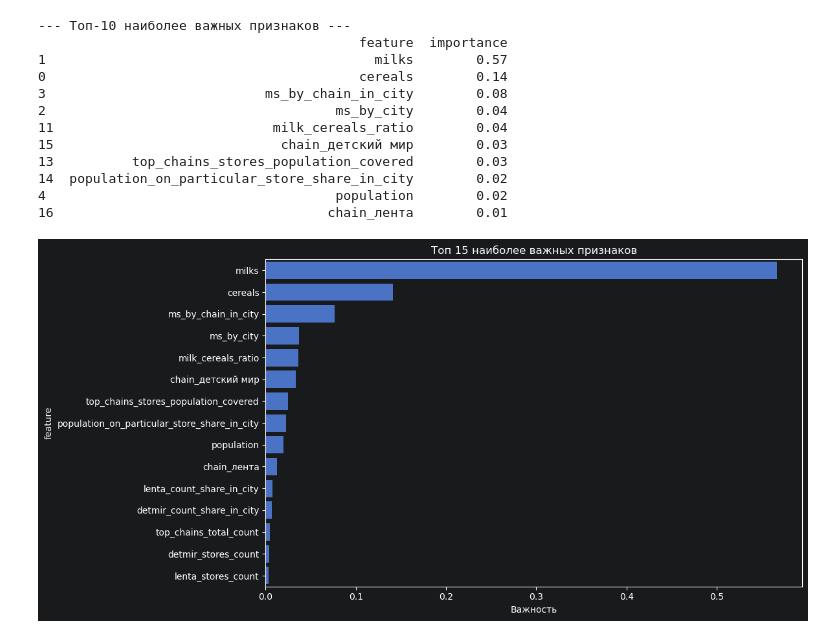
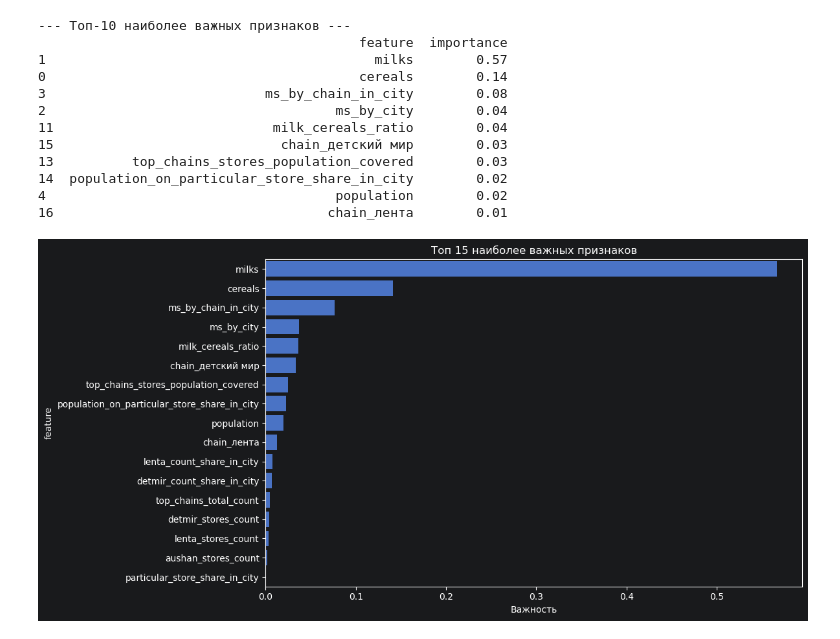
Before and after one commit to Sergey-Karpov/so_prediction_2.0_notebook, a Jupyter notebook: main.ipynb, the cells around one changed output. Drawn from its saved outputs; the diff is of its cells as text; code cells hidden in the pictures.

```diff
--- a/main.ipynb
+++ b/main.ipynb
@@ -562,7 +561,7 @@ df_clear.head()
 #### cross-features
 # %%
 # cereals milk ratio
-df_clear['milk_cereals_ratio'] = (df_clear['milks'] + 1) / (df_clear['cereals'] + 1)
+df_clear['milks_cereals_ratio'] = (df_clear['milks'] + 1) / (df_clear['cereals'] + 1)
 df_clear.head()
 df_clear.head()
 # %% [output]
@@ -758,13 +761,13 @@ print(feature_importance.head(10))
 # %%
 # Визуализация важности признаков
 plt.figure(figsize=(12, 6))
-sns.barplot(data=feature_importance.head(15), x='importance', y='feature')
+sns.barplot(data=feature_importance.head(20), x='importance', y='feature')
 plt.title('Топ 15 наиболее важных признаков')
 plt.xlabel('Важность')
 plt.tight_layout()
 plt.show()
 # %% [output]
-[figure, old version]
+[figure, new version]
 # %%
 # # 8. Простая настройка гиперпараметров (опционально)
 # print("\n--- Поиск лучших гиперпараметров ---")
```
Also changed, not shown: parts of 5 cells of this notebook, 1 other file.
